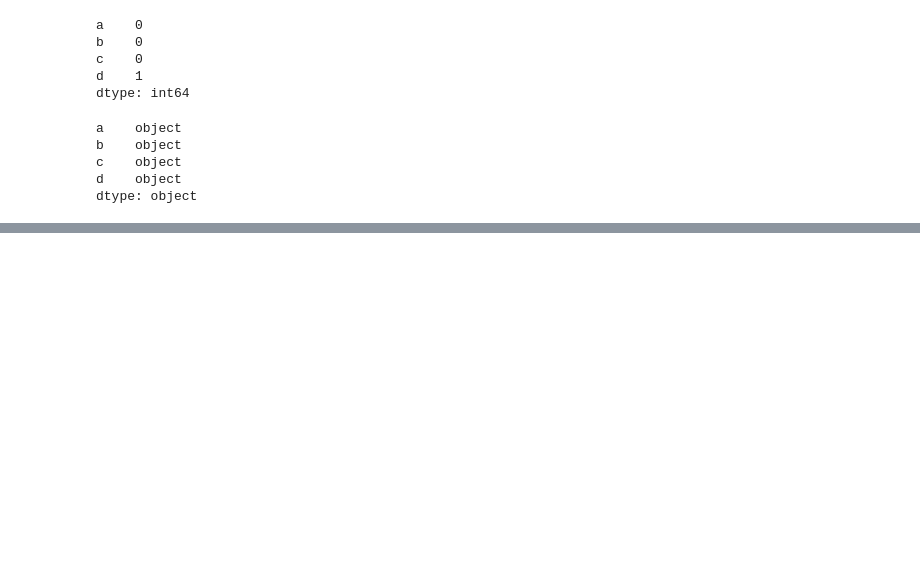
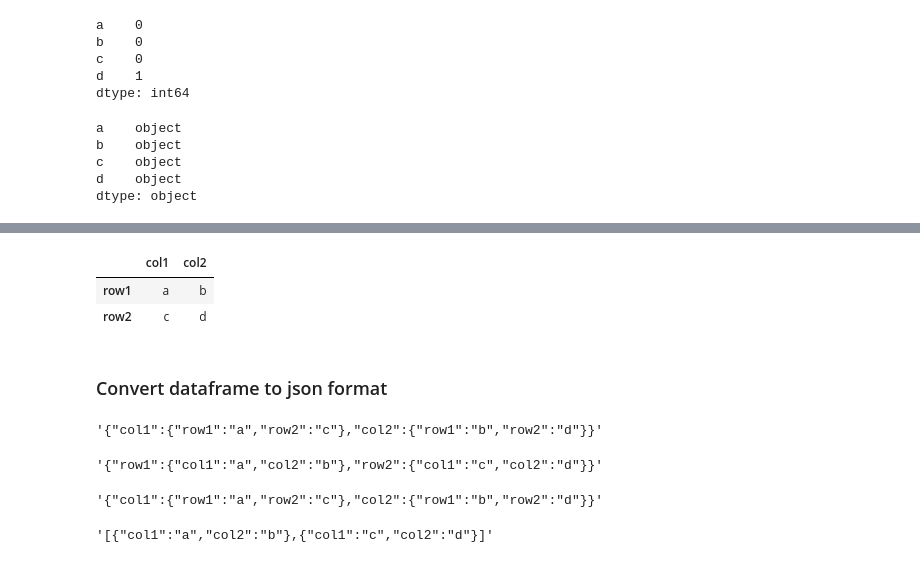
Before and after one commit to SejalKumari011/Python-Libraries, a Jupyter notebook: pandas.ipynb, the cells around one changed output, grey strips where cells are left out. Saved outputs shown, nothing was run; the diff lists cells and outputs as text; code cells hidden in the pictures; blank space fills up the shorter version.

```diff
--- a/pandas.ipynb
+++ b/pandas.ipynb
@@ -337,0 +361,24 @@ dtype: object
+# %%
+df
+# %% [output]
+|  | col1 | col2 |
+| row1 | a | b |
+| row2 | c | d |
+# %% [markdown]
+### Convert dataframe to json format
+# %%
+df.to_json()
+# %% [output]
+'{"col1":{"row1":"a","row2":"c"},"col2":{"row1":"b","row2":"d"}}'
+# %%
+df.to_json(orient='index')
+# %% [output]
+'{"row1":{"col1":"a","col2":"b"},"row2":{"col1":"c","col2":"d"}}'
+# %%
+df.to_json(orient='columns')
+# %% [output]
+'{"col1":{"row1":"a","row2":"c"},"col2":{"row1":"b","row2":"d"}}'
+# %%
+df.to_json(orient='records')
+# %% [output]
+'[{"col1":"a","col2":"b"},{"col1":"c","col2":"d"}]'
```
Also changed, not shown: parts of 8 cells of this notebook.
